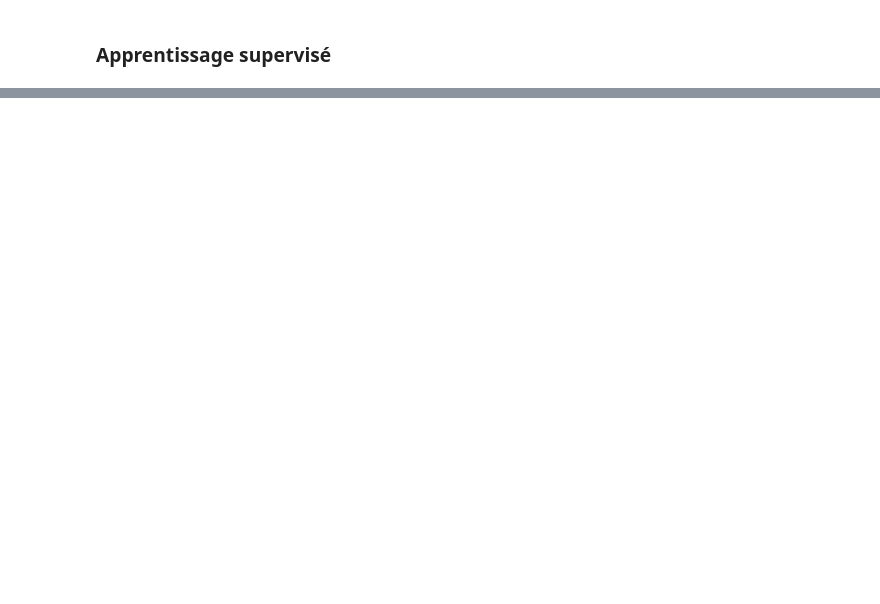
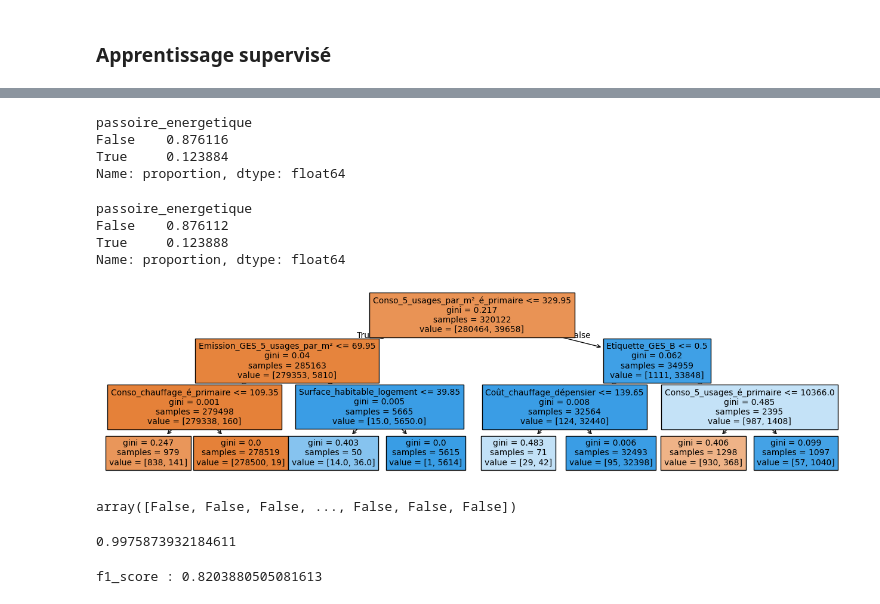
Before and after one commit to marinaKpamegan/m2-enedis, a Jupyter notebook: notebook/data_cleaning.ipynb, the cells around one changed output, grey strips where cells are left out. Cells and saved outputs as stored; diff of their text form; code cells hidden in the pictures; blank space fills up the shorter version.

Commit message:
working on models

```diff
--- a/notebook/data_cleaning.ipynb
+++ b/notebook/data_cleaning.ipynb
@@ -607,0 +621,3 @@ len(final_vars)
+# %%
+df_processed['Etiquette_DPE'].value_counts(normalize=True)
+df_processed['passoire_energetique'] = df_processed['Etiquette_DPE'].isin(['F', 'G'])
@@ -607,0 +665,56 @@ len(final_vars)
+# %%
+df_ = pd.get_dummies(df_processed[final_var_quali + final_var_quanti], columns=final_var_quali, drop_first=True)
+df_['passoire_energetique'] = df_processed['passoire_energetique']
+# %%
+X =df_[df_.columns.difference(['passoire_energetique'])]
+Y = df_['passoire_energetique']
+# %%
+from sklearn.model_selection import train_test_split
+X_train, X_test, y_train, y_test = train_test_split(X, Y,
+                                                    test_size = 0.30,
+                                                    stratify = Y,
+                                                    random_state = 42)
+# %%
+y_train.value_counts(normalize=True)
+# %% [output]
+passoire_energetique
+False    0.876116
+True     0.123884
+Name: proportion, dtype: float64
+# %%
+y_test.value_counts(normalize=True)
+# %% [output]
+passoire_energetique
+False    0.876112
+True     0.123888
+Name: proportion, dtype: float64
+# %%
+from sklearn.tree import DecisionTreeClassifier
+model_arbre = DecisionTreeClassifier(max_depth=3 , min_samples_leaf=50, min_samples_split=100)
+model_arbre = model_arbre.fit(X_train,y_train)
+
+from sklearn.tree import plot_tree
+plt.figure(figsize=(16,4))
+plot_tree(model_arbre,feature_names = list(X.columns),filled=True, fontsize=10)
+plt.show()
+# %% [output]
+[figure, added]
+# %%
+y_pred = model_arbre.predict(X_test)
+y_pred
+# %% [output]
+array([False, False, False, ..., False, False, False])
+# %%
+from sklearn.metrics import accuracy_score, recall_score, precision_score, f1_score
+print(accuracy_score(y_test,y_pred))
+# %% [output]
+0.9975873932184611
+# %%
+from sklearn.neighbors import KNeighborsClassifier
+knn_model = KNeighborsClassifier(n_neighbors=3)
+knn_model.fit(X_train, y_train)
+
+y_pred_knn = knn_model.predict(X_test)
+print('f1_score : ' + str(f1_score(y_test,y_pred_knn,average='binary', pos_label=1)))
+# %% [output]
+f1_score : 0.8203880505081613
```
Also changed, not shown: parts of 13 cells of this notebook, 1 other file.
